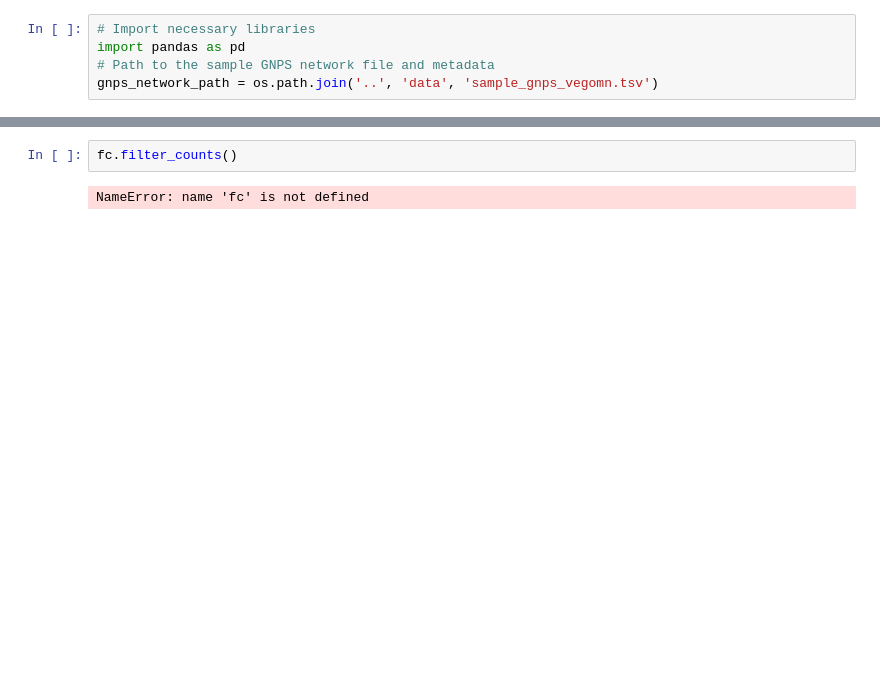
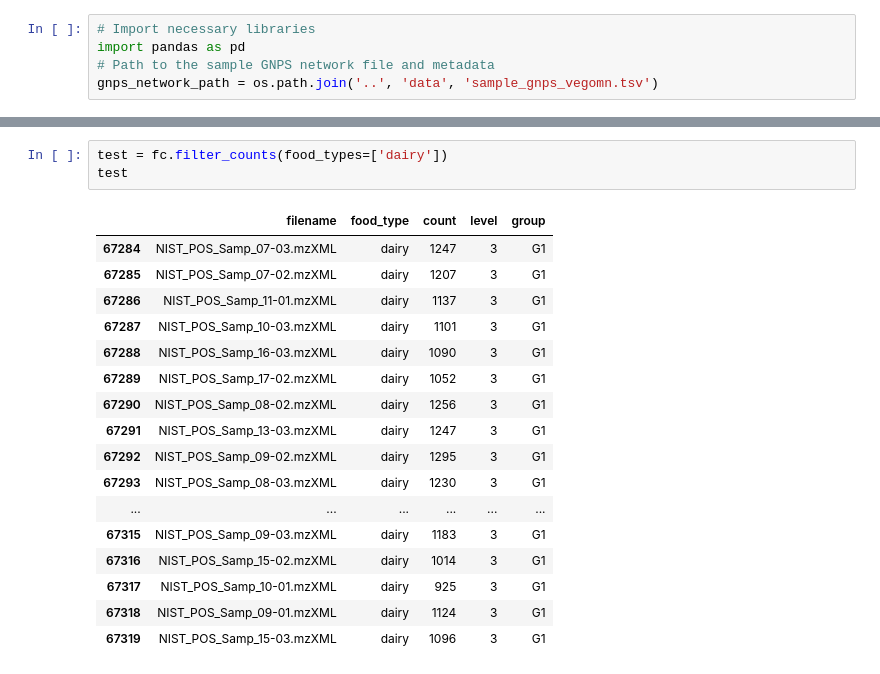
Before and after one commit to bittremieux-lab/gnps_rdd, a Jupyter notebook: gfop/notebooks/02_utils_notebook.ipynb, the cells around one changed output, grey strips where cells are left out. Drawn from its saved outputs; the diff is of its cells as text; blank space fills up the shorter version.

```diff
--- a/gfop/notebooks/02_utils_notebook.ipynb
+++ b/gfop/notebooks/02_utils_notebook.ipynb
@@ -28,4 +26,21 @@ NameError: name 'FoodCounts' is not defined
-# %%
-fc.filter_counts()
-# %% [output]
-NameError: name 'fc' is not defined
+# %%
+test = fc.filter_counts(food_types=['dairy'])
+test
+# %% [output]
+|  | filename | food_type | count | level | group |
+| 67284 | NIST_POS_Samp_07-03.mzXML | dairy | 1247 | 3 | G1 |
+| 67285 | NIST_POS_Samp_07-02.mzXML | dairy | 1207 | 3 | G1 |
+| 67286 | NIST_POS_Samp_11-01.mzXML | dairy | 1137 | 3 | G1 |
+| 67287 | NIST_POS_Samp_10-03.mzXML | dairy | 1101 | 3 | G1 |
+| 67288 | NIST_POS_Samp_16-03.mzXML | dairy | 1090 | 3 | G1 |
+| 67289 | NIST_POS_Samp_17-02.mzXML | dairy | 1052 | 3 | G1 |
+| 67290 | NIST_POS_Samp_08-02.mzXML | dairy | 1256 | 3 | G1 |
+| 67291 | NIST_POS_Samp_13-03.mzXML | dairy | 1247 | 3 | G1 |
+| 67292 | NIST_POS_Samp_09-02.mzXML | dairy | 1295 | 3 | G1 |
+| 67293 | NIST_POS_Samp_08-03.mzXML | dairy | 1230 | 3 | G1 |
+| ... | ... | ... | ... | ... | ... |
+| 67315 | NIST_POS_Samp_09-03.mzXML | dairy | 1183 | 3 | G1 |
+| 67316 | NIST_POS_Samp_15-02.mzXML | dairy | 1014 | 3 | G1 |
+| 67317 | NIST_POS_Samp_10-01.mzXML | dairy | 925 | 3 | G1 |
+| 67318 | NIST_POS_Samp_09-01.mzXML | dairy | 1124 | 3 | G1 |
+| 67319 | NIST_POS_Samp_15-03.mzXML | dairy | 1096 | 3 | G1 |
```
Also changed, not shown: parts of 7 cells of this notebook, 2 other files.
